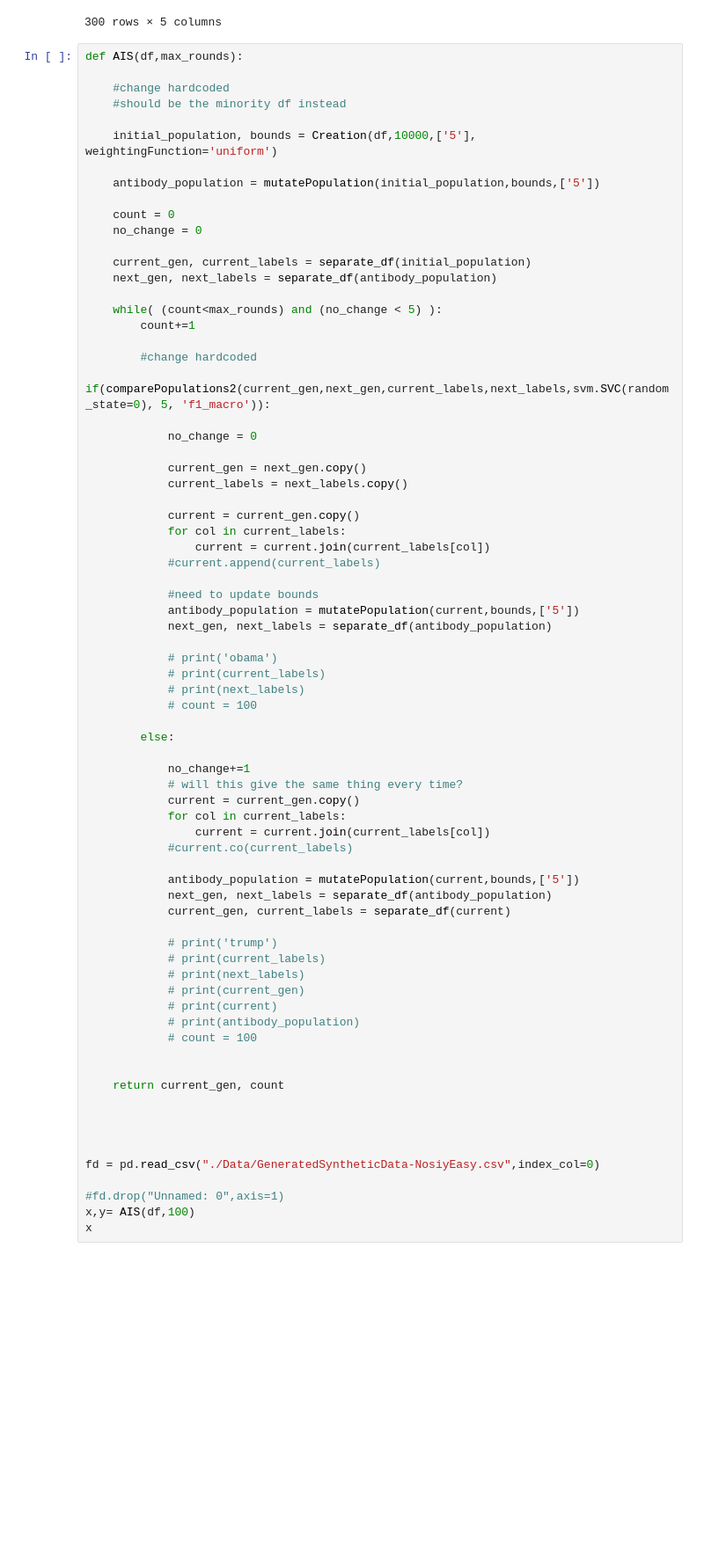
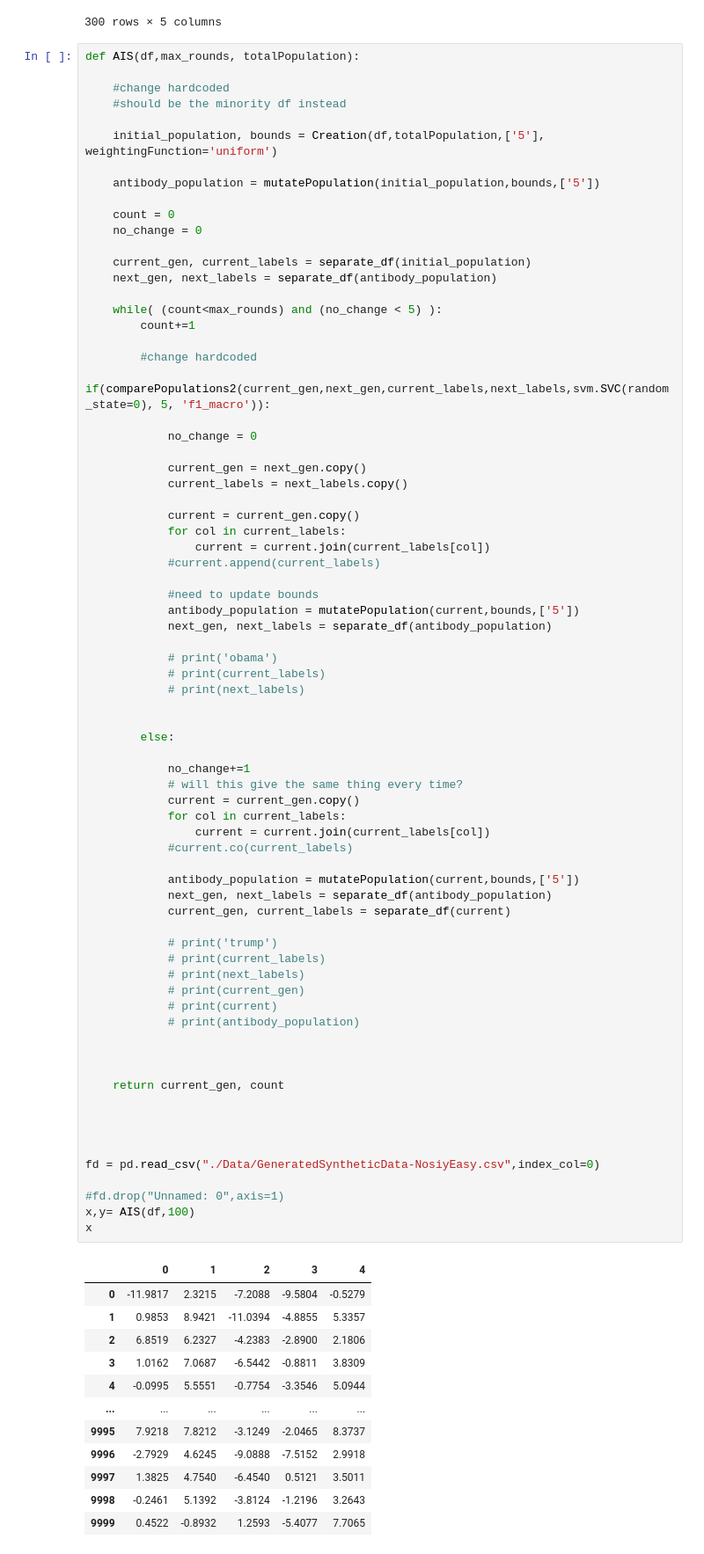
Before and after one commit to AdJansen/Artificial-Immune-System-For-Class-Imbalance, a Jupyter notebook: AIS.ipynb, the cells around one changed output. Shown at 88% size. Saved outputs shown, nothing was run; the diff lists cells and outputs as text; blank space fills up the shorter version.

Commit message:
added total population as param to AIS

```diff
--- a/AIS.ipynb
+++ b/AIS.ipynb
@@ -372,12 +372,12 @@ feat
 | 299 | -4.630100 | 4.954438 | -4.243112 | -3.235496 | 4.634826 |
 300 rows × 5 columns
 # %%
-def AIS(df,max_rounds):
+def AIS(df,max_rounds, totalPopulation):
 
     #change hardcoded
     #should be the minority df instead
 
-    initial_population, bounds = Creation(df,10000,['5'], weightingFunction='uniform')
+    initial_population, bounds = Creation(df,totalPopulation,['5'], weightingFunction='uniform')
 
     antibody_population = mutatePopulation(initial_population,bounds,['5'])
 
@@ -410,38 +410,50 @@ def AIS(df,max_rounds):
             # print('obama')
             # print(current_labels)
             # print(next_labels)
-            # count = 100
+
 
         else:
 
             no_change+=1
             # will this give the same thing every time?
             current = current_gen.copy()
             for col in current_labels:
                 current = current.join(current_labels[col])
             #current.co(current_labels)
 
             antibody_population = mutatePopulation(current,bounds,['5'])
             next_gen, next_labels = separate_df(antibody_population)
             current_gen, current_labels = separate_df(current)
 
             # print('trump')
             # print(current_labels)
             # print(next_labels)
             # print(current_gen)
             # print(current)
             # print(antibody_population)
-            # count = 100
+
 
 
     return current_gen, count
 
 
 
 
 fd = pd.read_csv("./Data/GeneratedSyntheticData-NosiyEasy.csv",index_col=0)
 
 #fd.drop("Unnamed: 0",axis=1)
 x,y= AIS(df,100)
 x
 # %% [output]
+|  | 0 | 1 | 2 | 3 | 4 |
+| 0 | -11.9817 | 2.3215 | -7.2088 | -9.5804 | -0.5279 |
+| 1 | 0.9853 | 8.9421 | -11.0394 | -4.8855 | 5.3357 |
+| 2 | 6.8519 | 6.2327 | -4.2383 | -2.8900 | 2.1806 |
+| 3 | 1.0162 | 7.0687 | -6.5442 | -0.8811 | 3.8309 |
+| 4 | -0.0995 | 5.5551 | -0.7754 | -3.3546 | 5.0944 |
+| ... | ... | ... | ... | ... | ... |
+| 9995 | 7.9218 | 7.8212 | -3.1249 | -2.0465 | 8.3737 |
+| 9996 | -2.7929 | 4.6245 | -9.0888 | -7.5152 | 2.9918 |
+| 9997 | 1.3825 | 4.7540 | -6.4540 | 0.5121 | 3.5011 |
+| 9998 | -0.2461 | 5.1392 | -3.8124 | -1.2196 | 3.2643 |
+| 9999 | 0.4522 | -0.8932 | 1.2593 | -5.4077 | 7.7065 |
```
Also changed, not shown: parts of 2 cells of this notebook.
